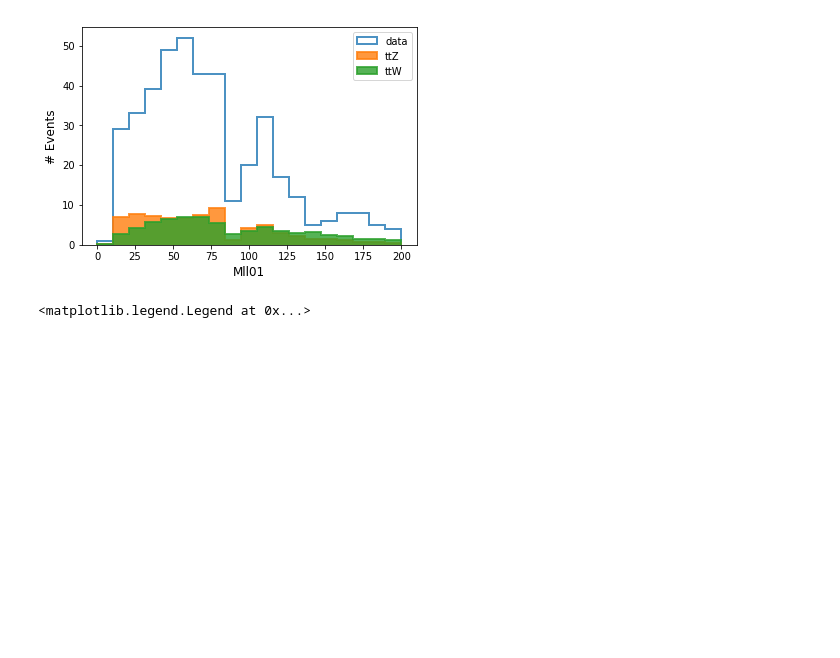
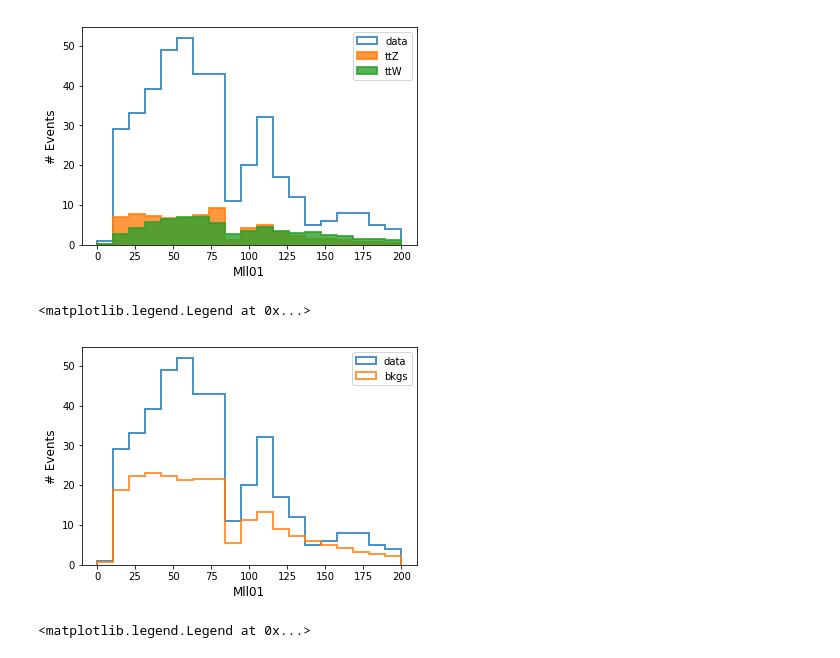
Before and after one commit to grevtsovkirill/trilep_res_anomaly_nn, a Jupyter notebook: display_effect.ipynb, the cells around one changed output. Cells and saved outputs as stored; diff of their text form; code cells hidden in the pictures; blank space fills up the shorter version.

```diff
--- a/display_effect.ipynb
+++ b/display_effect.ipynb
@@ -3,4 +3,5 @@ import pandas
 import matplotlib.pyplot as plt
 import numpy as np
 # %%
-ttZ=pandas.read_csv('Files/class_mc_ttZ.csv')
+data=pandas.read_csv('Files/class_data.csv')
+data['t_w']=1
@@ -33,0 +14,13 @@ ttW['t_w']=wW
+# %%
+#load MC samples:
+def mc_load(labels_list):
+    mc_list=[]
+    for i in labels_list:
+        name='Files/class_mc_'+i+'.csv'
+        df=pandas.read_csv(name)
+        df['label'] = i
+        df['t_w'] = weight_df(df)
+        mc_list.append(df)
+
+    mc_df = pandas.concat(mc_list,sort=False)
+    return mc_df
@@ -72,6 +97,25 @@ plt.legend()
 # %% [output]
 <matplotlib.legend.Legend at 0x...>
 [figure]
+# %%
+plt.hist(data[var]*scale_to_GeV, binning[var], histtype='step',
+         label=["data"],
+         stacked=False,
+         fill=False,
+         linewidth=2, alpha=0.8)
+plt.hist(bkg_set[var]*0.001, binning[var], histtype='step',
+         label=["bkgs"],
+         weights=bkg_set.t_w,
+         stacked=False,
+         fill=False,
+         linewidth=2, alpha=0.8)
+plt.xlabel(var,fontsize=12)
+plt.ylabel('# Events',fontsize=12)
+#plt.yscale('log')
+plt.legend()
+# %% [output]
+<matplotlib.legend.Legend at 0x...>
+[figure, added]
 # %%
 plt.hist(data[var]*scale_to_GeV, binning[var], histtype='step',
          label=["data"],
```
Also changed, not shown: parts of 21 cells of this notebook.
